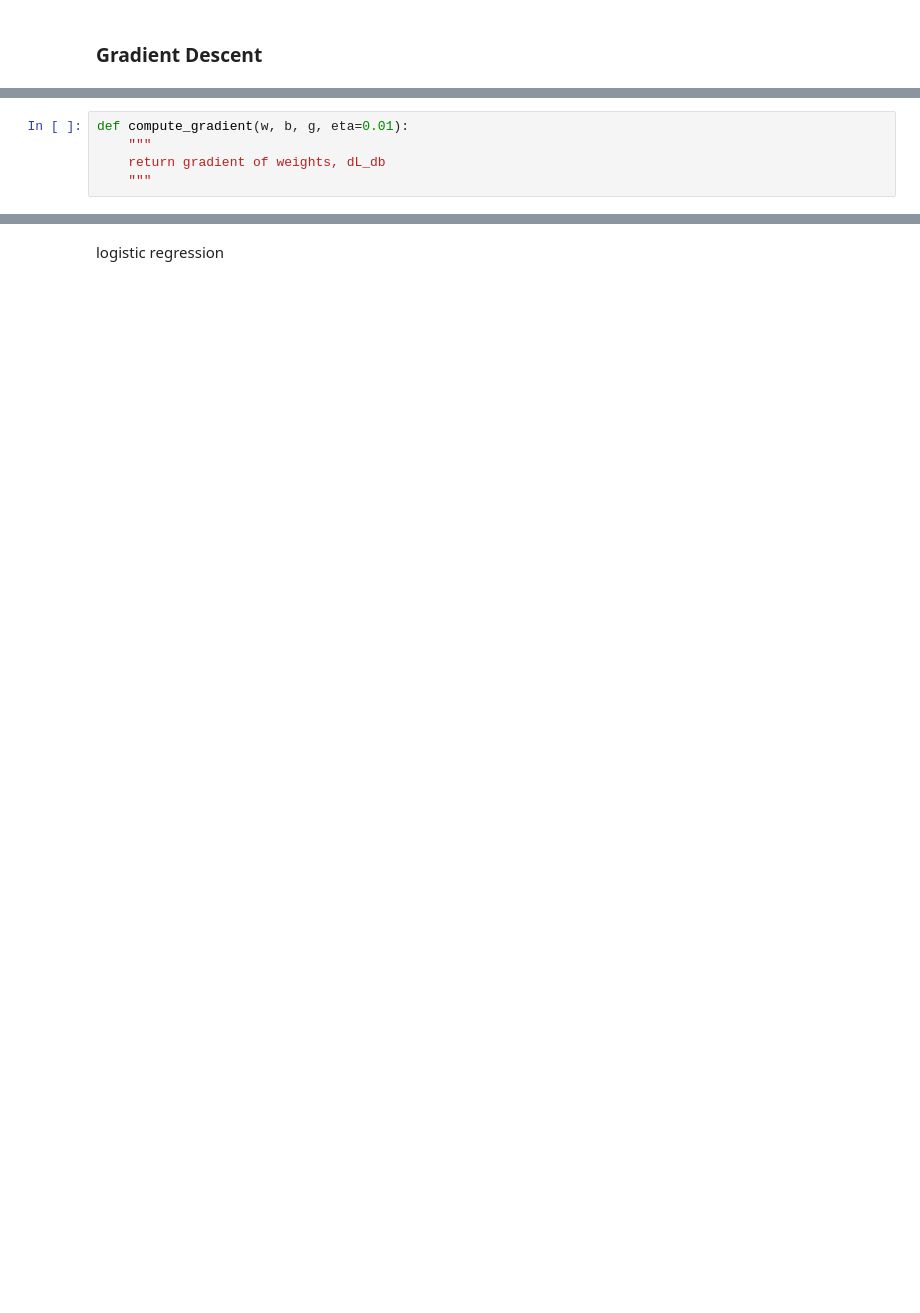
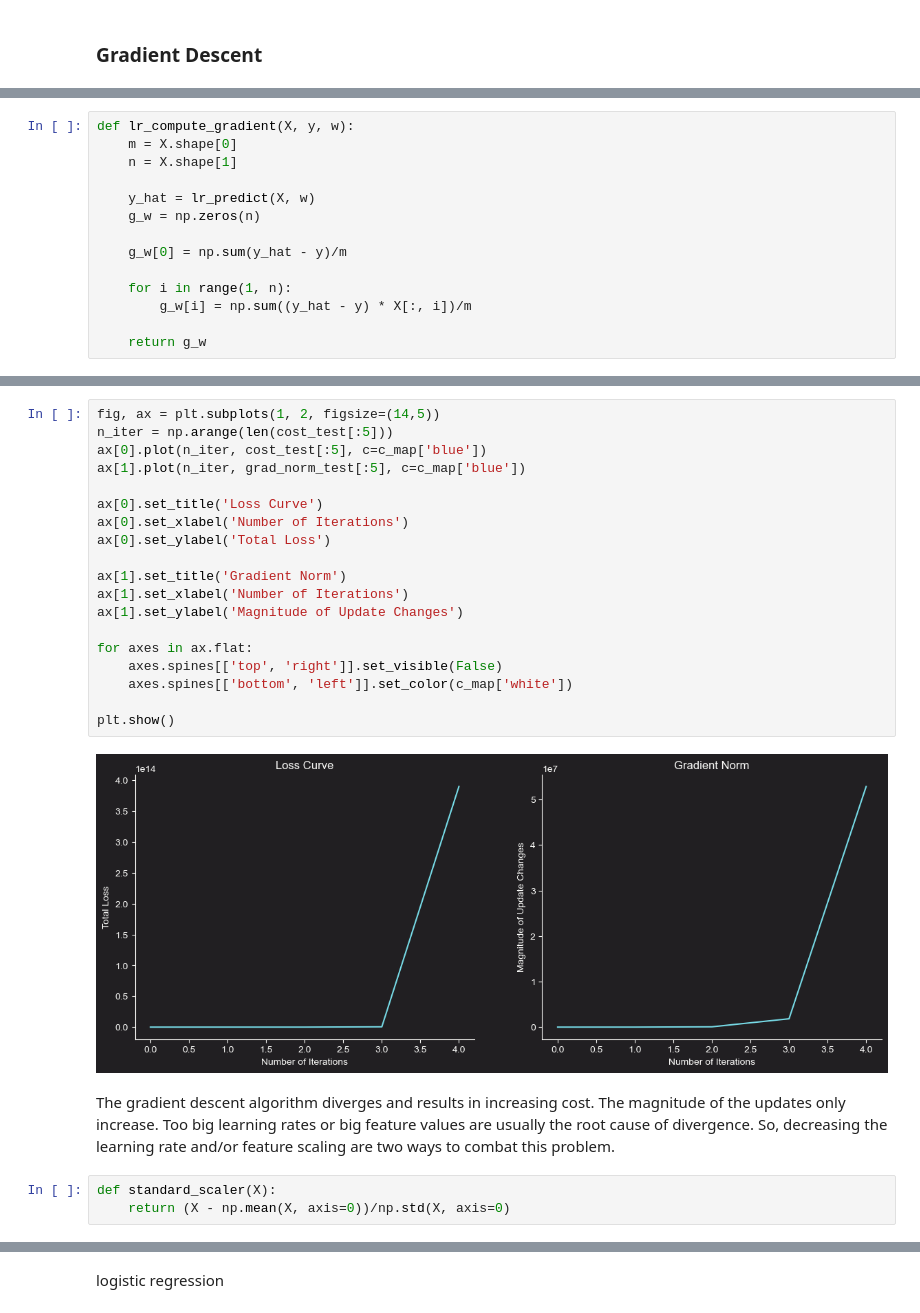
Before and after one commit to jakecreate/machine-learning-from-scratch, a Jupyter notebook: fundamentals_machine_learning.ipynb, the cells around one changed output, grey strips where cells are left out. Saved outputs shown, nothing was run; the diff lists cells and outputs as text; blank space fills up the shorter version.

```diff
--- a/fundamentals_machine_learning.ipynb
+++ b/fundamentals_machine_learning.ipynb
@@ -142,5 +185,14 @@ along with $\frac{dL}{db}$
 # %%
-def compute_gradient(w, b, g, eta=0.01):
-    """
-    return gradient of weights, dL_db
-    """
+def lr_compute_gradient(X, y, w):
+    m = X.shape[0]
+    n = X.shape[1]
+
+    y_hat = lr_predict(X, w)
+    g_w = np.zeros(n)
+
+    g_w[0] = np.sum(y_hat - y)/m
+
+    for i in range(1, n):
+        g_w[i] = np.sum((y_hat - y) * X[:, i])/m
+
+    return g_w
@@ -146,0 +245,26 @@ def compute_gradient(w, b, g, eta=0.01):
+# %%
+fig, ax = plt.subplots(1, 2, figsize=(14,5))
+n_iter = np.arange(len(cost_test[:5]))
+ax[0].plot(n_iter, cost_test[:5], c=c_map['blue'])
+ax[1].plot(n_iter, grad_norm_test[:5], c=c_map['blue'])
+
+ax[0].set_title('Loss Curve')
+ax[0].set_xlabel('Number of Iterations')
+ax[0].set_ylabel('Total Loss')
+
+ax[1].set_title('Gradient Norm')
+ax[1].set_xlabel('Number of Iterations')
+ax[1].set_ylabel('Magnitude of Update Changes')
+
+for axes in ax.flat:
+    axes.spines[['top', 'right']].set_visible(False)
+    axes.spines[['bottom', 'left']].set_color(c_map['white'])
+
+plt.show()
+# %% [output]
+[figure, added]
+# %% [markdown]
+The gradient descent algorithm diverges and results in increasing cost. The magnitude of the updates only increase. Too big learning rates or big feature values are usually the root cause of divergence. So, decreasing the learning rate and/or feature scaling are two ways to combat this problem.
+# %%
+def standard_scaler(X):
+    return (X - np.mean(X, axis=0))/np.std(X, axis=0)
```
Also changed, not shown: parts of 32 cells of this notebook.
